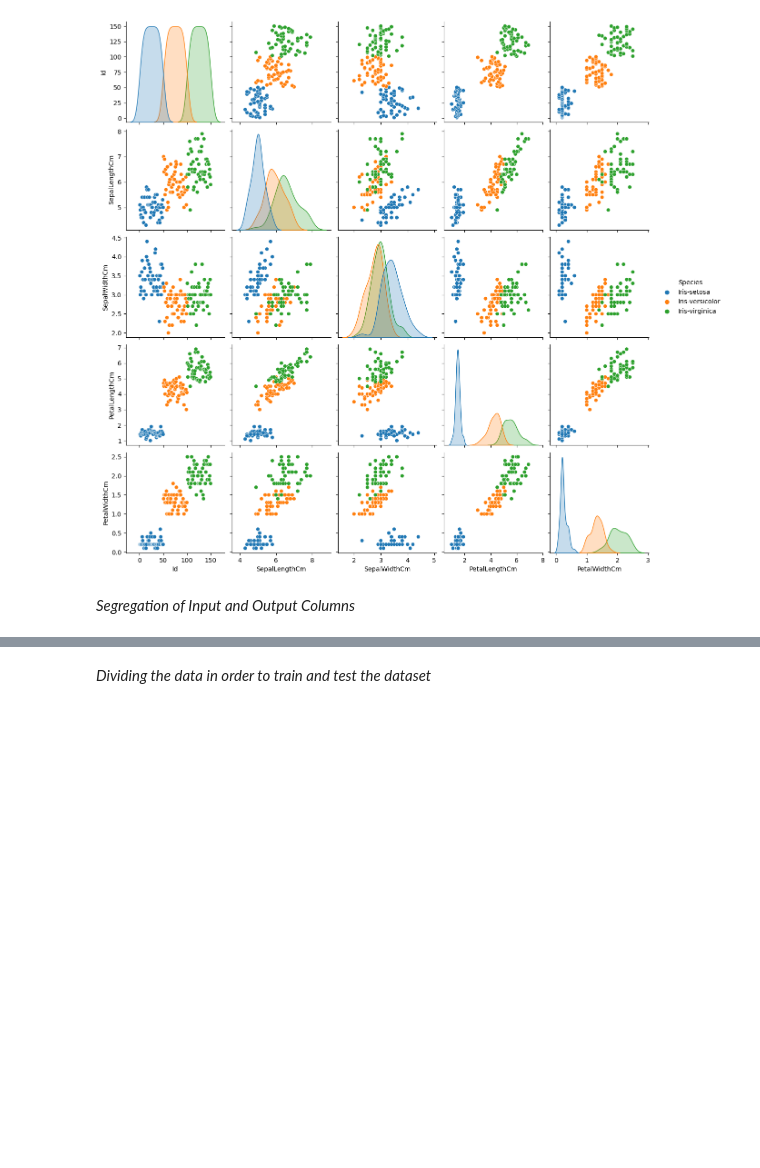
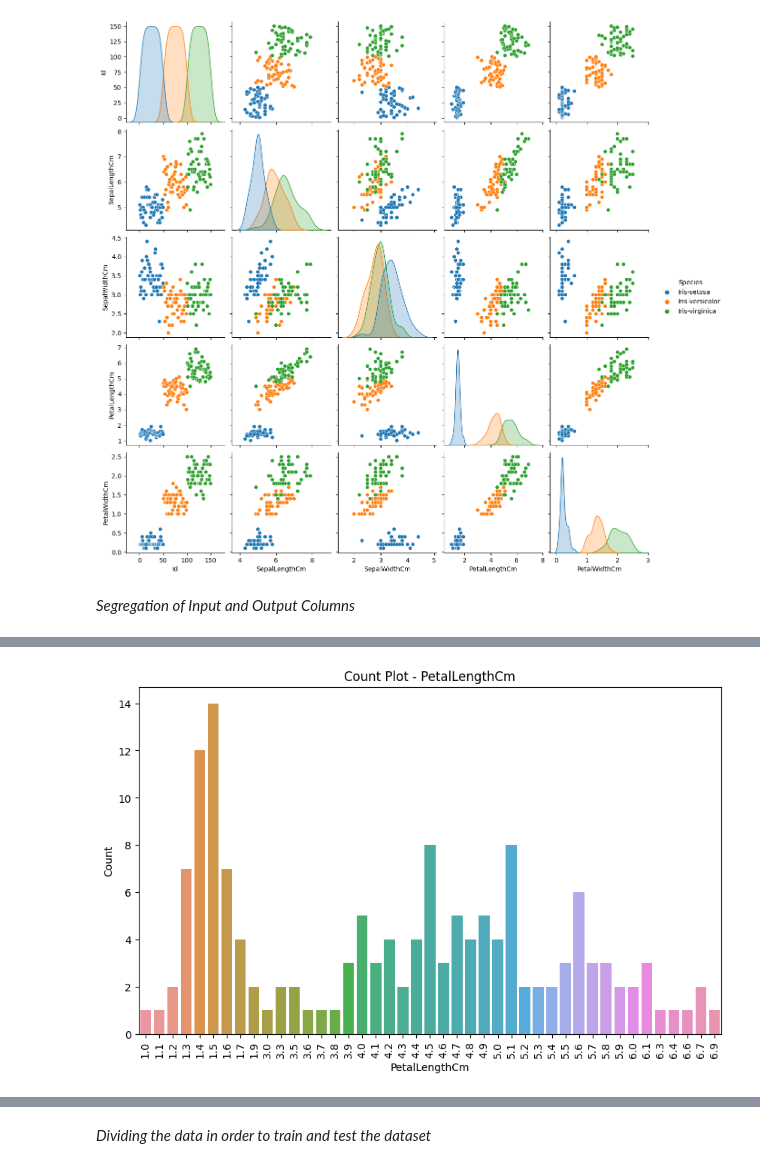
Before and after one commit to PreethamNoelP/IRIS-FLOWER-CLASSIFICATION, a Jupyter notebook: IRIS_FLOWER_CLASSIFICATION.ipynb, the cells around one changed output, grey strips where cells are left out. Drawn from its saved outputs; the diff is of its cells as text; code cells hidden in the pictures; blank space fills up the shorter version.

```diff
--- a/IRIS_FLOWER_CLASSIFICATION.ipynb
+++ b/IRIS_FLOWER_CLASSIFICATION.ipynb
@@ -42,0 +131,4 @@ Y=iris.iloc[:,5]
+# %%
+count_plot('PetalLengthCm')
+# %% [output]
+[figure, added]
```
Also changed, not shown: parts of 18 cells of this notebook.
